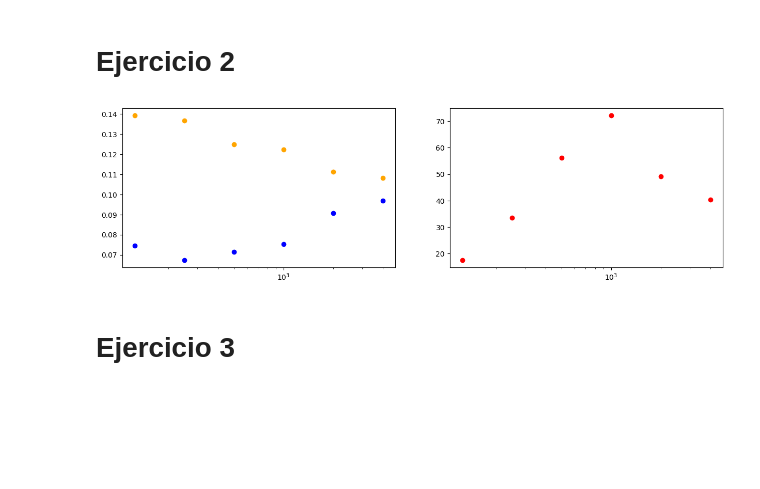
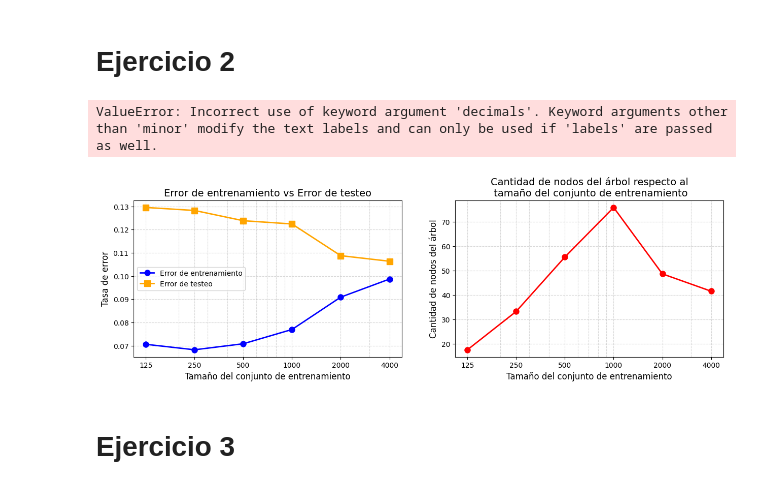
Before and after one commit to octaviorassi/DecisionTrees, a Jupyter notebook: TP_DecisionTrees.ipynb, the cells around one changed output. Drawn from its saved outputs; the diff is of its cells as text; code cells hidden in the pictures; blank space fills up the shorter version.

```diff
--- a/TP_DecisionTrees.ipynb
+++ b/TP_DecisionTrees.ipynb
@@ -248,14 +255,15 @@ for i, setSize in enumerate(setSizes):
         trainingSets[i].append(diagonales(setSize, 2, 0.78))
         # time.sleep(1)
 # %%
+# Creamos la lista de listas de clasificadores. La lista contiene setSizesCount listas con setCount clasificadores cada una.
 classifiers = [[] for _ in range(setSizesCount)]
 
 # Creamos los clasificadores
 for classifierList in classifiers:
     for i in range(setCount):
-        classifierList.append(DecisionTreeClassifier(criterion="entropy",min_impurity_decrease=0.002,random_state=0,min_samples_leaf=5))
+        classifierList.append(standardTree())
 
-# Entrenamos los clasificadores
+# Entrenamos los clasificadores con su set de entrenamiento correspondiente.
 for i,classifierList in enumerate(classifiers):
     for j,classifier in enumerate(classifierList):
         classifier.fit(list(trainingSets[i][j]["Input"]), list(trainingSets[i][j]["Output"]))
@@ -284,25 +301,43 @@ for i in range(setSizesCount):
         treeSizes[i].append(classifier.tree_.node_count)
-# %%
-meanTrainingErrors = [np.mean(errorList) for errorList in trainingErrors]
-meanTestErrors     = [np.mean(errorList) for errorList in testErrors]
-meanTreeSizes      = [np.mean(sizeList) for sizeList in treeSizes]
-
-fig, axes = plt.subplots(1, 2, figsize = (15, 4))
-
-# Grafica error de entrenamiento contra error de testeo
-axes[0].scatter(setSizes, meanTrainingErrors, color = "blue")
-axes[0].scatter(setSizes, meanTestErrors, color = "orange")
-
-# Y los tamanios de los arboles
-axes[1].scatter(setSizes, meanTreeSizes, color = "red")
-
-# Setteamos la escala en logaritmica
-axes[0].set_xscale("log")
-axes[1].set_xscale("log")
-
-plt.show()
-# %% [output]
-[figure, removed]
+# %%
+# Una vez calculados los errores y cantidad de nodos para cada par de clasificador y conjunto de entrenamiento, tomamos las medias
+meanTrainingErrors = [np.mean(errorList) for errorList in trainingErrors]
+meanTestErrors     = [np.mean(errorList) for errorList in testErrors]
+meanTreeSizes      = [np.mean(sizeList) for sizeList in treeSizes]
+
+fig, axes = plt.subplots(1, 2, figsize = (15, 4))
+
+# Graficamos error de entrenamiento contra error de testeo
+axes[0].plot(setSizes, meanTrainingErrors, color="blue", marker='o', linestyle='-', linewidth=2, markersize=8, label='Error de entrenamiento')
+axes[0].plot(setSizes, meanTestErrors, color="orange", marker='s', linestyle='-', linewidth=2, markersize=8, label='Error de testeo')
+axes[0].set_xlabel("Tamaño del conjunto de entrenamiento", fontsize=12)
+axes[0].set_ylabel("Tasa de error", fontsize=12)
+axes[0].set_title("Error de entrenamiento vs Error de testeo", fontsize=14)
+axes[0].grid(True, which="both", linestyle='--', alpha=0.5)
+axes[0].legend(fontsize=10)
+
+# Y los tamaños de los arboles
+axes[1].plot(setSizes, meanTreeSizes, color="red", marker='o', linestyle='-', linewidth=2, markersize=8)
+axes[1].set_xlabel("Tamaño del conjunto de entrenamiento", fontsize=12)
+axes[1].set_ylabel("Cantidad de nodos del árbol", fontsize=12)
+axes[1].set_title("Cantidad de nodos del árbol respecto al\n tamaño del conjunto de entrenamiento", fontsize=14)
+axes[1].grid(True, which="both", linestyle='--', alpha=0.5)
+
+# Marcamos los tamaños adecuados en el eje X y la escala logaritmica
+for ax in axes:
+    ax.set_xscale("log")
+    ax.set_xticks(setSizes)
+    ax.get_xaxis().set_major_formatter(plt.ScalarFormatter()) # Esto cambia los numeros a notacion normal y no cientifica
+    ax.tick_params(axis='x', which='minor', bottom=False)     # Esconde los ticks del eje que no son relevantes
+
+# Y setteamos los valores del eje Y para que matcheen con nuestros resultados
+axes[0].set_yticks(np.round(sorted(set(meanTrainingErrors + meanTestErrors))), decimals=2)
+axes[1].set_yticks(meanTreeSizes)  # Sets ticks exactly to tree sizes
+
+plt.show()
+# %% [output]
+ValueError: Incorrect use of keyword argument 'decimals'. Keyword arguments other than 'minor' modify the text labels and can only be used if 'labels' are passed as well.
+[figure, added]
 # %% [markdown]
 # Ejercicio 3
 # %% [markdown]
```
Also changed, not shown: parts of 7 cells of this notebook.
